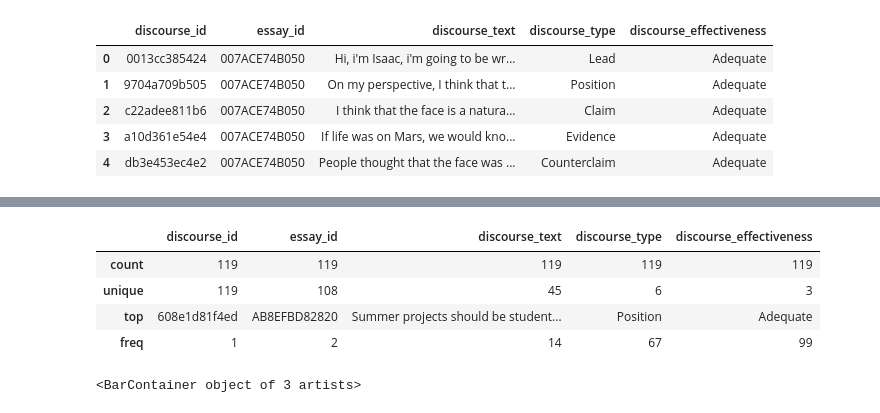
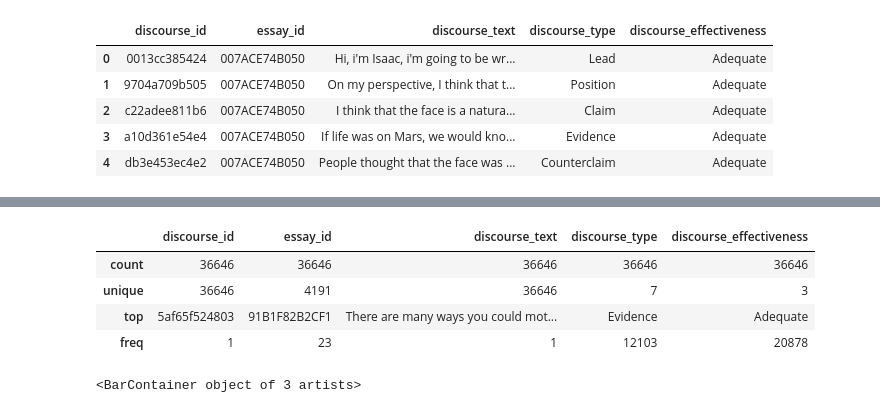
Before and after one commit to vivdenx/kaggle_comp, a Jupyter notebook: eda.ipynb, the cells around one changed output, grey strips where cells are left out. Drawn from its saved outputs; the diff is of its cells as text; code cells hidden in the pictures.

```diff
--- a/eda.ipynb
+++ b/eda.ipynb
@@ -38,11 +24,13 @@ df[df['discourse_text'].duplicated(keep=False)]
-# %%
-df.describe()
-# %% [output]
-|  | discourse_id | essay_id | discourse_text | discourse_type | discourse_effectiveness |
-| count | 119 | 119 | 119 | 119 | 119 |
-| unique | 119 | 108 | 45 | 6 | 3 |
-| top | 608e1d81f4ed | AB8EFBD82820 | Summer projects should be student... | Position | Adequate |
-| freq | 1 | 2 | 14 | 67 | 99 |
+# %%
+df.drop(drop_indices, inplace=True)
+
+df.describe()
+# %% [output]
+|  | discourse_id | essay_id | discourse_text | discourse_type | discourse_effectiveness |
+| count | 36646 | 36646 | 36646 | 36646 | 36646 |
+| unique | 36646 | 4191 | 36646 | 7 | 3 |
+| top | 5af65f524803 | 91B1F82B2CF1 | There are many ways you could mot... | Evidence | Adequate |
+| freq | 1 | 23 | 1 | 12103 | 20878 |
 # %%
 plt.bar(df.discourse_effectiveness.value_counts().keys(), df.discourse_effectiveness.value_counts().values)
 # %% [output]
```
Also changed, not shown: parts of 7 cells of this notebook, 14 other files.
